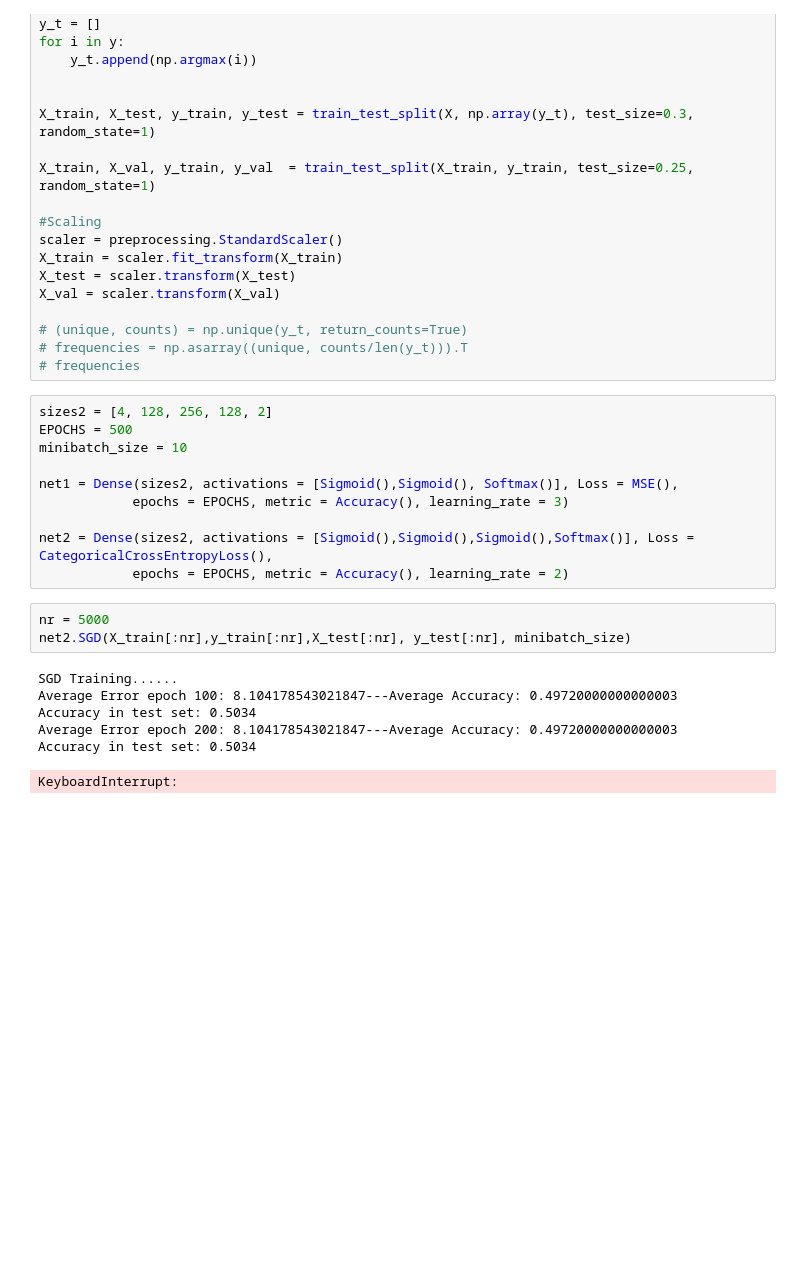
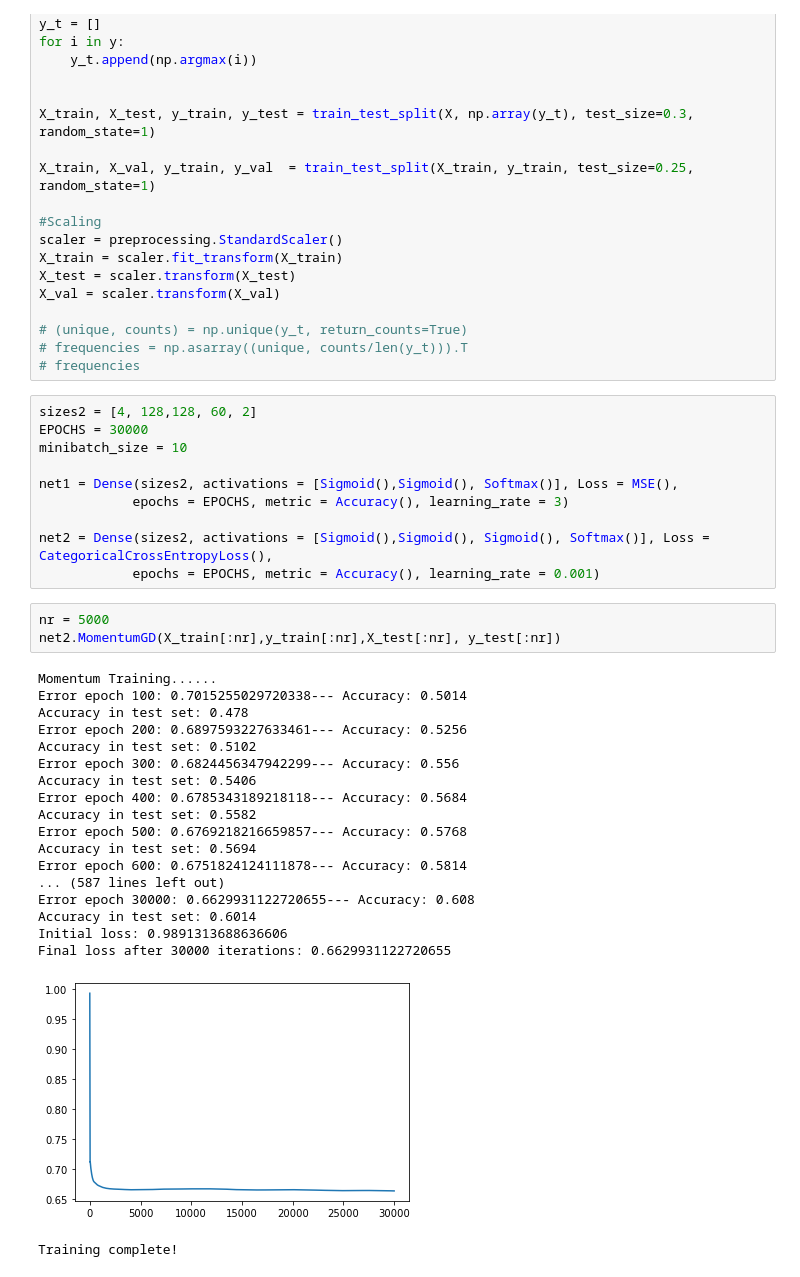
Before and after one commit to malfaroe/NeuralNetworksMae, a Jupyter notebook: network.ipynb, the cells around one changed output. Saved outputs shown, nothing was run; the diff lists cells and outputs as text; blank space fills up the shorter version.

```diff
--- a/network.ipynb
+++ b/network.ipynb
@@ -576,23 +528,36 @@ X_val = scaler.transform(X_val)
 # frequencies = np.asarray((unique, counts/len(y_t))).T
 # frequencies
 # %%
-sizes2 = [4, 128, 256, 128, 2]
-EPOCHS = 500
+sizes2 = [4, 128,128, 60, 2]
+EPOCHS = 30000
 minibatch_size = 10
 
 net1 = Dense(sizes2, activations = [Sigmoid(),Sigmoid(), Softmax()], Loss = MSE(),
             epochs = EPOCHS, metric = Accuracy(), learning_rate = 3)
 
-net2 = Dense(sizes2, activations = [Sigmoid(),Sigmoid(),Sigmoid(),Softmax()], Loss = CategoricalCrossEntropyLoss(),
-            epochs = EPOCHS, metric = Accuracy(), learning_rate = 2)
+net2 = Dense(sizes2, activations = [Sigmoid(),Sigmoid(), Sigmoid(), Softmax()], Loss = CategoricalCrossEntropyLoss(),
+            epochs = EPOCHS, metric = Accuracy(), learning_rate = 0.001)
 # %%
 nr = 5000
-net2.SGD(X_train[:nr],y_train[:nr],X_test[:nr], y_test[:nr], minibatch_size)
+net2.MomentumGD(X_train[:nr],y_train[:nr],X_test[:nr], y_test[:nr])
 # %% [output]
-SGD Training......
-Average Error epoch 100: 8.104178543021847---Average Accuracy: 0.49720000000000003
-Accuracy in test set: 0.5034
-Average Error epoch 200: 8.104178543021847---Average Accuracy: 0.49720000000000003
-Accuracy in test set: 0.5034
+Momentum Training......
+Error epoch 100: 0.7015255029720338--- Accuracy: 0.5014
+Accuracy in test set: 0.478
+Error epoch 200: 0.6897593227633461--- Accuracy: 0.5256
+Accuracy in test set: 0.5102
+Error epoch 300: 0.6824456347942299--- Accuracy: 0.556
+Accuracy in test set: 0.5406
+Error epoch 400: 0.6785343189218118--- Accuracy: 0.5684
+Accuracy in test set: 0.5582
+Error epoch 500: 0.6769218216659857--- Accuracy: 0.5768
+Accuracy in test set: 0.5694
+Error epoch 600: 0.6751824124111878--- Accuracy: 0.5814
+... (587 lines left out)
+Error epoch 30000: 0.6629931122720655--- Accuracy: 0.608
+Accuracy in test set: 0.6014
+Initial loss: 0.9891313688636606
+Final loss after 30000 iterations: 0.6629931122720655
+[figure, added]
-KeyboardInterrupt:
+Training complete!
 # %%
```
Also changed, not shown: parts of 19 cells of this notebook, 3 other files.
